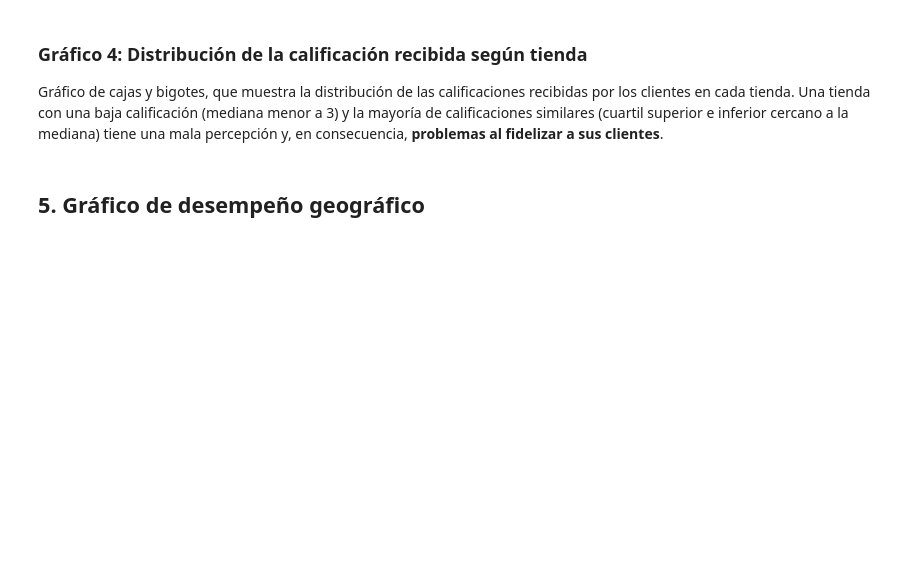
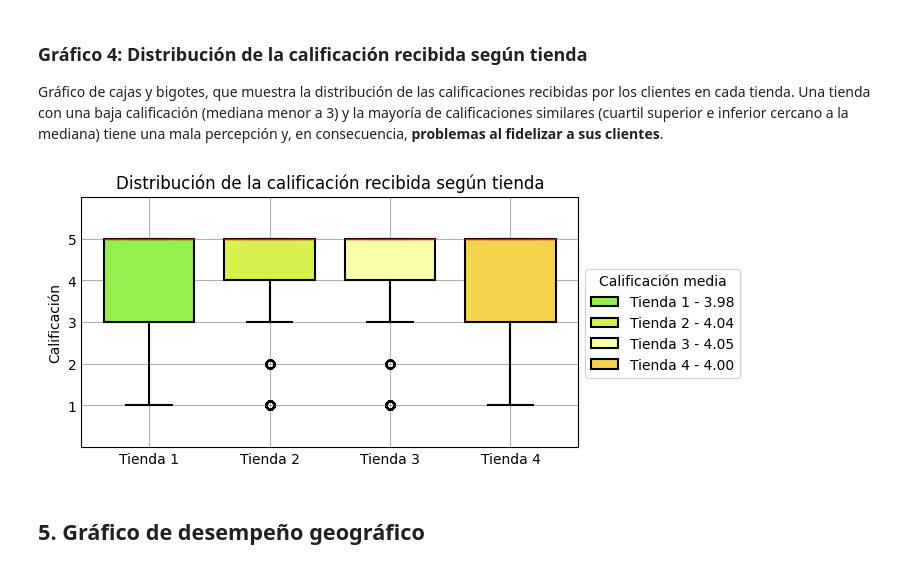
Before and after one commit to JLuceroVasquez/challenge-alura-store, a Jupyter notebook: AluraStoreLatam.ipynb, the cells around one changed output. Drawn from its saved outputs; the diff is of its cells as text; code cells hidden in the pictures; blank space fills up the shorter version.

Commit message:
Se añadió el gráfico de distribución de calificaciones recibidas

```diff
--- a/AluraStoreLatam.ipynb
+++ b/AluraStoreLatam.ipynb
@@ -687,6 +684,92 @@ plt.show()
 # %% [markdown]
 ### Gráfico 4: Distribución de la calificación recibida según tienda
 Gráfico de cajas y bigotes, que muestra la distribución de las calificaciones recibidas por los clientes en cada tienda. Una tienda con una baja calificación (mediana menor a 3) y la mayoría de calificaciones similares (cuartil superior e inferior cercano a la mediana) tiene una mala percepción y, en consecuencia, **problemas al fidelizar a sus clientes**.
+# %%
+# Generar el dataframe que contenga las series: Tienda y Calificaciones recibidas
+tiendas_pd_calificaciones = tiendas_pd_unificado[["Tienda","Calificación"]]
+
+# Establecemos los datos que usaremos en el gráfico: Etiquetas de los gráficos box-plot, Valores del eje Y
+g4_categorias_eje_x = tiendas_pd_unificado["Tienda"].unique() # Generamos una lista con los nombres únicos de las tiendas.
+
+# Creamos un nuevo dataframe que contenga las calificaciones recibidas en columnas diferentes por cada tienda.
+
+# PASO 1: Conocer a cuántas filas limitar los dataframe para que las series tengan la misma cantidad de datos y podamos usar el método ".boxplot" de maplotlib.
+tamano_dataframes = [] # Creamos una lista para almacenar la cantidad de filas que tiene cada dataframe
+
+for i,df in enumerate(lista_tiendas_pd): # Iteramos sobre cada dataframe, y añadimos su tamaño a la lista "tamano_dataframes".
+    tamano_dataframes.append(len(df))
+
+cantidad_datos_boxplots = min(tamano_dataframes) # Seleccionamos el tamaño del df con la menor cantidad de datos para nuestros boxplots.
+
+# PASO 2: Creamos una función que permita generar los df de calificaciones, uno por cada tienda.
+def filtrar_calificaciones(tienda: str = None, tamaño: int = None) -> list:
+    '''Función que apartir del nombre de la tienda devuelve una lista con las calificaciones recibidas.
+
+    tienda: str, default None
+        Es el nombre de la tienda de interés.
+
+    tamaño: int, default None
+        Es la cantidad de datos que filtraremos.
+
+    return = lista_calificaciones: list
+        La función devuelve una lista con las calificaciones recibidas por la tienda de interés.
+    '''
+    df_filtrado = tiendas_pd_calificaciones[tiendas_pd_calificaciones["Tienda"] == tienda] # Filtramos el dataframe de calificaciones según la tienda de interés
+
+    lista_calificaciones = list(df_filtrado["Calificación"].head(tamaño).astype(int)) # Asignamos a una variable los valores de las calificaciones del df filtrado según el tamaño deseado.
+
+    return lista_calificaciones # Retornamos la variable (que es una lista) como resultado de la función.
+
+# PASO 3: Ejecutamos la función tantas veces como tiendas haya, generando los dataframes que uniremos de manera horizontal.
+g4_valores_eje_y =  pd.DataFrame() # Creamos el Dataframe con las series de calificaciones (una x tienda), vacío en un comienzo.
+
+for tienda in g4_categorias_eje_x: # Iteramos sobre la lista que contiene el nombre de las tiendas.
+    df_calificaciones = pd.DataFrame(data=filtrar_calificaciones(tienda=tienda,tamaño=cantidad_datos_boxplots)) # Por cada tienda, se crea un df con sus calificaciones a partir de la función "filtrar_calificaciones".
+    g4_valores_eje_y = pd.concat([g4_valores_eje_y, df_calificaciones], axis=1, ignore_index=True) # En cada iteración, unimos de forma horizontal el df de la tienda al Dataframes general de calificaciones.
+
+g4_valores_eje_y.columns = g4_categorias_eje_x # Cambiamos los nombres de las columnas, asignandole el nombre de su tienda respectiva.
+
+# PASO 4: Se crea una lista con las medias de cada serie de calificaciones
+
+# Con "boxplot_stats" se genera un diccionario de estadística por cada serie de calificaciones que sirven para graficar su boxplot.
+estadisticas_calificaciones = cbook.boxplot_stats(g4_valores_eje_y, labels=g4_categorias_eje_x) #estadisticas es una lista de diccionarios.
+
+# Se crea una lista con las medias de cada serie de calificaciones.
+medias_calificaciones = []
+for indice, diccionario in enumerate(estadisticas_calificaciones): # Se itera sobre cada par (indice, diccionario) de estadisticas_calificaciones.
+    medias_calificaciones.append(float(diccionario["mean"])) # Se agrega a la lista de medias, el valor asociado a la clave "Med" en cada diccionario.
+
+# PASO 5: Se grafica las cajas y bigotes correspondiente a cada tienda.
+
+# Se crea una figura y un plano para nuestro gráfico con maplotlib.
+fig, ax = plt.subplots(figsize=(7, 3), layout="constrained")
+
+# Se crea una lista con los colores para nuestras cajas
+colores_cajas = ['#94F04D', '#D8F04D', '#FAFFA9', '#F5D34D']
+
+# Se agregan los gráficos de boxplots sobre el plano.
+b_plots = ax.boxplot(g4_valores_eje_y, positions=[2, 4, 6, 8], widths=1.5, patch_artist=True, # Se indica los valores del eje Y, la posición de los boxplot, la amplitud de cada boxplot, y señala que se coloreará la caja.
+                showmeans=False, showfliers=True, tick_labels=g4_categorias_eje_x, # No se muestra la media, se muestra los datos por fuera de los cuartiles, y establece como categorías del eje X a los nombres de las tiendas.
+                medianprops={"color": "Red", "linewidth": 1}, # Se configura el color y grosor de la línea de la mediana.
+                boxprops={"edgecolor": "black",
+                          "linewidth": 1.5}, # Se configura el color y grosor del contorno de la caja.
+                whiskerprops={"color": "black", "linewidth": 1.5}, # Se configura el color y grosor de los bigotes.
+                capprops={"color": "black", "linewidth": 1.5}, # Se configura el color y grosor de las líneas máxima y mínima de cada bloxplot.
+                label=list(map(lambda c,m: f"{c} - {m:.2f}", g4_categorias_eje_x, medias_calificaciones)) # Se asigna a cada bloxplot una etiqueta que contiene su calificación medida, y se muestra en la leyenda.
+              )
+
+# Se colorean las cajas según la lista de colores.
+for caja, color in zip(b_plots['boxes'], colores_cajas):
+    caja.set_facecolor(color)
+
+ax.set(ylim=(0, 6), yticks=list(range(1, 6))) # Se establecen los límites del eje Y.
+ax.set_ylabel("Calificación") # Se establece el nombre del eje Y.
+ax.legend(loc="lower left", bbox_to_anchor=(1,0.25), title="Calificación media") # Se ubica la leyenda al lado derecho medio del gráfico.
+ax.set_title("Distribución de la calificación recibida según tienda") # Se asigna un nombre al gráfico.
+
+plt.show() # Se muestra el gráfico.
+# %% [output]
+[figure, added]
 # %% [markdown]
 ## 5. Gráfico de desempeño geográfico
 # %% [markdown]
```
Also changed, not shown: parts of 7 cells of this notebook.
